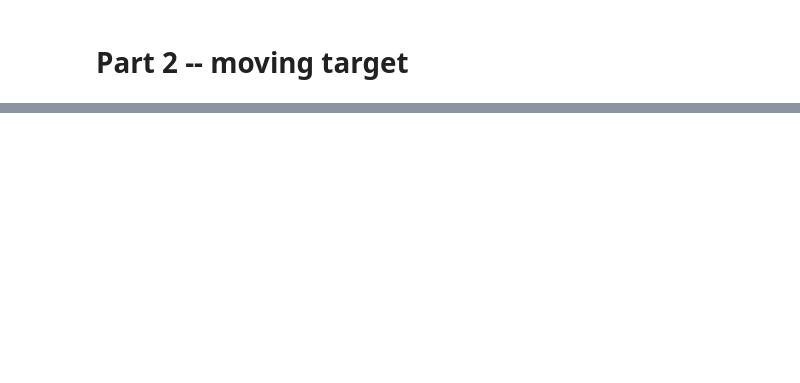
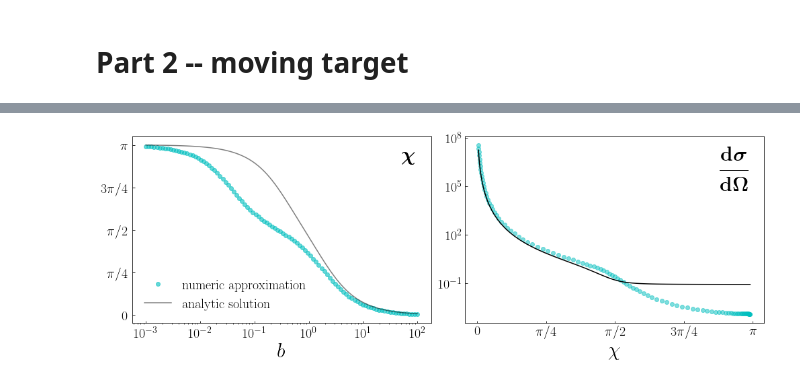
Before and after one commit to rwhitehill/CP-PHYS811-F24, a Jupyter notebook: P2/main.ipynb, the cells around one changed output, grey strips where cells are left out. Drawn from its saved outputs; the diff is of its cells as text; code cells hidden in the pictures; blank space fills up the shorter version.

```diff
--- a/P2/main.ipynb
+++ b/P2/main.ipynb
@@ -243,0 +259,42 @@ plt.show()
+# %%
+nrows,ncols = 1,2
+fig,ax = plt.subplots(nrows=nrows,ncols=ncols,figsize=(7*ncols,5*nrows))
+
+mu = m1*m2/(m1+m2)
+lam = np.sqrt(m1*mu)/m2
+theta_exact = 2*np.arctan(Z1*Z2/b/mu/v0**2)
+chi_exact = np.arctan2(np.sin(theta_exact),np.cos(theta_exact) + lam)
+ax[0].plot(b,chi,ls='None',marker='o',color='c',alpha=0.6,label=r'$\rm numeric~approximation$')
+ax[0].plot(b,chi_exact,'k-',alpha=0.5,label=r'$\rm analytic~solution$')
+ax[0].legend(fontsize=20,loc='lower left',frameon=False)
+
+ax[0].set_xlabel(r'$b$',size=30)
+ax[0].text(s=r'\boldmath $\chi$',x=0.95,y=0.95,size=30,ha='right',va='top',transform=ax[0].transAxes)
+ax[0].tick_params(axis='both',which='major',direction='in',labelsize=20,pad=7)
+ax[0].semilogx()
+
+yticks  = [0,np.pi/4,np.pi/2,3*np.pi/4,np.pi]
+ylabels = [r'$0$',r'$\pi/4$',r'$\pi/2$',r'$3\pi/4$',r'$\pi$']
+ax[0].set_yticks(yticks,ylabels)
+
+Jac   = np.sqrt(1 + 2*lam*np.cos(theta_exact) + lam**2)**3/(1 + lam*np.cos(theta_exact))
+exact = Jac*(Z1*Z2/4/(mu*v0**2/2)/np.sin(theta_exact/2)**2)**2
+ax[1].plot(chi,dsig,ls='None',marker='o',color='c',alpha=0.5)
+ax[1].plot(chi,exact,'k-')
+
+ax[1].set_xlabel(r'$\chi$',size=30)
+ax[1].text(s=r'\boldmath $\displaystyle \frac{{\rm d} \sigma}{{\rm d} \Omega}$',x=0.95,y=0.95,size=30,ha='right',va='top',transform=ax[1].transAxes)
+# ax[1].set_ylabel(,size=30)
+ax[1].tick_params(axis='both',which='major',direction='in',labelsize=20)
+ax[1].tick_params(axis='both',which='minor',direction='in')
+ax[1].semilogy()
+
+xticks  = [0,np.pi/4,np.pi/2,3*np.pi/4,np.pi]
+xlabels = [r'$0$',r'$\pi/4$',r'$\pi/2$',r'$3\pi/4$',r'$\pi$']
+ax[1].set_xticks(xticks,xlabels)
+
+fig.tight_layout()
+plt.show()
+fig.savefig(r'part1.pdf',bbox_inches='tight')
+# %% [output]
+[figure, added]
```
Also changed, not shown: parts of 17 cells of this notebook, 11 other files.
